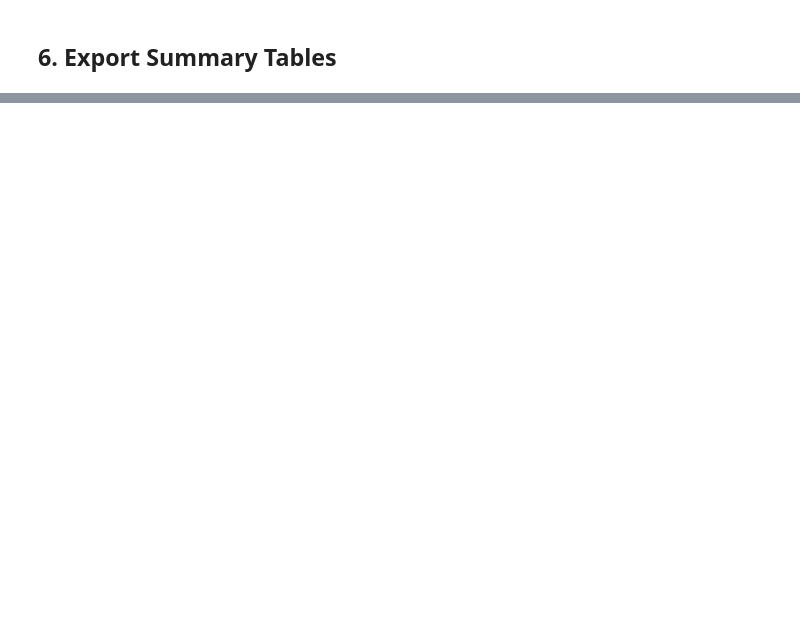
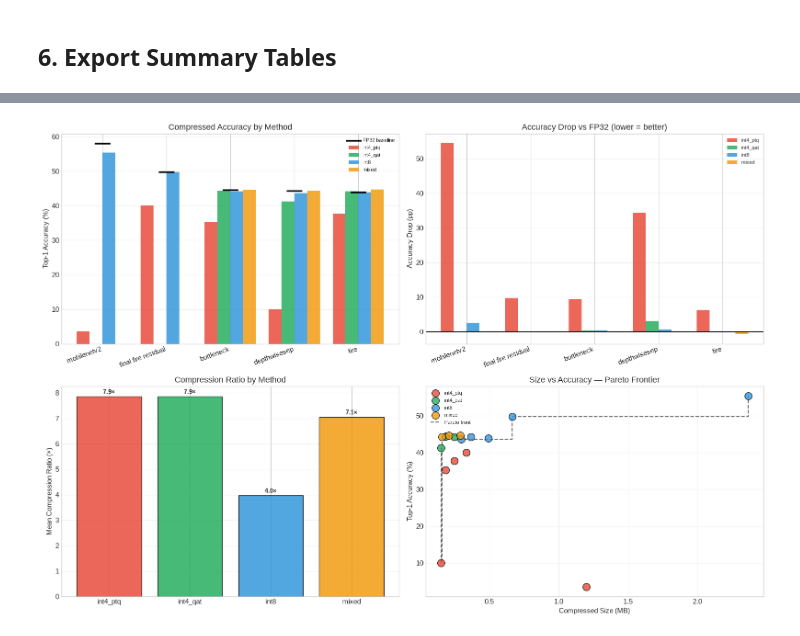
Before and after one commit to RafaelSdeS/dnn_study, a Jupyter notebook: notebooks/final_architecture_results.ipynb, the cells around one changed output, grey strips where cells are left out. Saved outputs shown, nothing was run; the diff lists cells and outputs as text; code cells hidden in the pictures; blank space fills up the shorter version.

```diff
--- a/notebooks/final_architecture_results.ipynb
+++ b/notebooks/final_architecture_results.ipynb
@@ -424,0 +527,18 @@ display(summary_export)
+# %%
+# Compression matrix — every model × method run
+print("\n📦 Compression Phase 4.1 — Model × Method Matrix")
+print("="*100)
+
+cols = ["model", "method", "precision", "fp32_baseline_acc", "compressed_top1_acc",
+        "acc_drop_pp", "compression_ratio", "compressed_size_mb", "acc_per_mb"]
+tbl = comp_df[cols].sort_values(["model", "acc_per_mb"], ascending=[True, False]).copy()
+tbl.columns = ["Model", "Method", "Precision", "FP32 Acc %", "Compressed Acc %",
+               "Drop pp", "Compression×", "Size MB", "Acc/MB"]
+display(tbl.round(2).reset_index(drop=True))
+
+# Best method per model, by accuracy-per-MB
+print("\n🏆 Best method per model (by accuracy-per-MB):")
+best = comp_df.loc[comp_df.groupby("model")["acc_per_mb"].idxmax()]
+for _, r in best.sort_values("acc_per_mb", ascending=False).iterrows():
+    print(f"  {r['model']:30s} | {r['method']:9s} | {r['compressed_top1_acc']:5.2f}% "
+          f"| {r['compression_ratio']:4.1f}× | {r['acc_per_mb']:6.1f} acc/MB")
@@ -424,0 +571,62 @@ display(summary_export)
+# %%
+# Compression impact visualization (2×2)
+methods = sorted(comp_df["method"].unique())
+method_colors = {"int8": "#3498db", "int4_ptq": "#e74c3c", "int4_qat": "#27ae60", "mixed": "#f39c12"}
+# Order models by FP32 baseline accuracy (descending)
+models = (comp_df.groupby("model")["fp32_baseline_acc"].first()
+          .sort_values(ascending=False).index.tolist())
+short = lambda m: m.replace("alexnet_", "").replace("_", " ")
+
+x = np.arange(len(models))
+w = 0.8 / len(methods)
+
+fig, axes = plt.subplots(2, 2, figsize=(16, 11))
+
+# 1. Compressed accuracy by model & method (FP32 baseline as markers)
+ax = axes[0, 0]
+acc_piv = comp_df.pivot_table(index="model", columns="method", values="compressed_top1_acc").reindex(models)[methods]
+for i, meth in enumerate(methods):
+    ax.bar(x + i*w - 0.4 + w/2, acc_piv[meth], w, label=meth, color=method_colors.get(meth), alpha=0.85)
+base = comp_df.groupby("model")["fp32_baseline_acc"].first().reindex(models)
+ax.scatter(x, base, marker="_", s=600, color="black", lw=2.5, zorder=5, label="FP32 baseline")
+ax.set_xticks(x); ax.set_xticklabels([short(m) for m in models], rotation=20, ha="right")
+ax.set_ylabel("Top-1 Accuracy (%)"); ax.set_title("Compressed Accuracy by Method")
+ax.legend(fontsize=8); ax.grid(True, alpha=0.3, axis="y")
+
+# 2. Accuracy drop by model & method (lower = better; negative = improved)
+ax = axes[0, 1]
+drop_piv = comp_df.pivot_table(index="model", columns="method", values="acc_drop_pp").reindex(models)[methods]
+for i, meth in enumerate(methods):
+    ax.bar(x + i*w - 0.4 + w/2, drop_piv[meth], w, label=meth, color=method_colors.get(meth), alpha=0.85)
+ax.axhline(0, color="black", lw=0.8)
+ax.set_xticks(x); ax.set_xticklabels([short(m) for m in models], rotation=20, ha="right")
+ax.set_ylabel("Accuracy Drop (pp)"); ax.set_title("Accuracy Drop vs FP32 (lower = better)")
+ax.legend(fontsize=8); ax.grid(True, alpha=0.3, axis="y")
+
+# 3. Mean compression ratio by method
+ax = axes[1, 0]
+ax.bar(comp_by_method["method"], comp_by_method["mean_ratio"],
+       color=[method_colors.get(m) for m in comp_by_method["method"]], alpha=0.85, edgecolor="black", lw=1)
+for i, r in comp_by_method.reset_index(drop=True).iterrows():
+    ax.text(i, r["mean_ratio"] + 0.1, f"{r['mean_ratio']:.1f}×", ha="center", fontweight="bold", fontsize=9)
+ax.set_ylabel("Mean Compression Ratio (×)"); ax.set_title("Compression Ratio by Method")
+ax.grid(True, alpha=0.3, axis="y")
+
+# 4. Size vs accuracy — Pareto frontier
+ax = axes[1, 1]
+for meth in methods:
+    sub = comp_df[comp_df["method"] == meth]
+    ax.scatter(sub["compressed_size_mb"], sub["compressed_top1_acc"], s=130, alpha=0.8,
+               color=method_colors.get(meth), edgecolors="black", lw=1, label=meth, zorder=3)
+pf = comp_pareto.sort_values("compressed_size_mb")
+ax.step(pf["compressed_size_mb"], pf["compressed_top1_acc"], where="post",
+        color="black", ls="--", lw=1.5, alpha=0.6, label="Pareto front", zorder=2)
+ax.set_xlabel("Compressed Size (MB)"); ax.set_ylabel("Top-1 Accuracy (%)")
+ax.set_title("Size vs Accuracy — Pareto Frontier"); ax.legend(fontsize=8); ax.grid(True, alpha=0.3)
+
+plt.tight_layout()
+plt.savefig(FIGURES_DIR / "compression_phase4_1_impact.png", dpi=150, bbox_inches="tight")
+plt.show()
+print("✓ Saved compression_phase4_1_impact.png")
+# %% [output]
+[figure, added]
```
Also changed, not shown: parts of 17 cells of this notebook, 21 other files.
